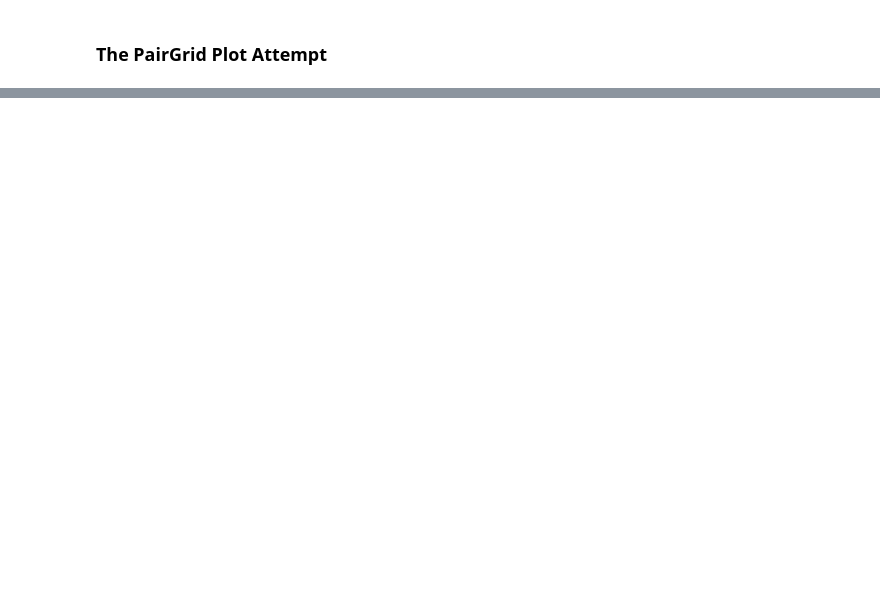
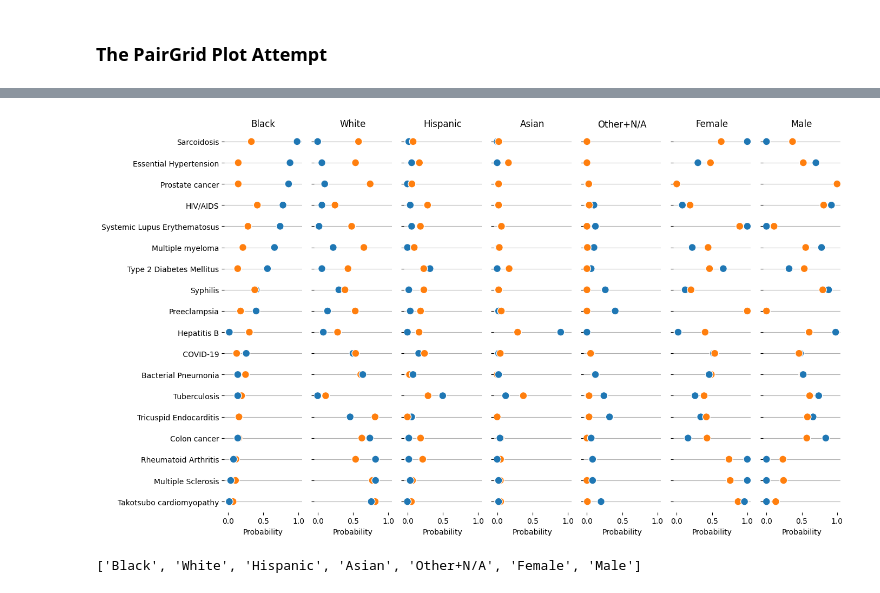
Before and after one commit to elehman16/gpt4_bias, a Jupyter notebook: Figure 1.ipynb, the cells around one changed output, grey strips where cells are left out. Drawn from its saved outputs; the diff is of its cells as text; code cells hidden in the pictures; blank space fills up the shorter version.

```diff
--- a/Figure 1.ipynb
+++ b/Figure 1.ipynb
@@ -338,32 +454,42 @@ g = sns.PairGrid(new_final_df.sort_values("Black", ascending=False),
                  x_vars=column_labels, y_vars=["Condition"],
                  height=8, aspect=.25, hue='Type')
 
 
 # color = sns.xkcd_rgb['dusty blue']
 # g.map(sns.barplot, color=color, alpha=0.75)
 
 
 # Draw a dot plot using the stripplot function
 g.map(sns.stripplot, size=10, orient="h", jitter=False,
         palette="flare_r", linewidth=1, edgecolor="w")
 
 
 # Use the same x axis limits on all columns and add better labels
-g.set(xlim=(0, 1.05), xlabel="Probability", ylabel="")
+g.set(xlim=(-0.05, 1.05), xlabel="Probability", ylabel="")
 
 # Use semantically meaningful titles for the columns
 titles = results_df.columns[0:7]
 
 for ax, title in zip(g.axes.flat, titles):
 
         # Set a different title for each axes and bold it
         ax.set(title=title)
 
         # Make the grid horizontal instead of vertical
         ax.xaxis.grid(False)
         ax.yaxis.grid(True)
 
 sns.despine(left=True, bottom=True)
 
+plt.tight_layout()
+
 # Save the figure
-plt.savefig('New GPT-4 Results with PairGrid - Black Descending - v2.pdf', bbox_inches='tight')
+plt.savefig('New GPT-4 Results with PairGrid - Black Descending - v3.pdf', bbox_inches='tight')
+# %% [output]
+[figure, added]
+# %%
+cat_descending_df = new_results_df.sort_values("Black", ascending=True)
+cat_descending_df_conditions = cat_descending_df['Condition'].tolist()
+cat_descending_df.columns.tolist()[:7]
+# %% [output]
+['Black', 'White', 'Hispanic', 'Asian', 'Other+N/A', 'Female', 'Male']
```
Also changed, not shown: parts of 17 cells of this notebook.
